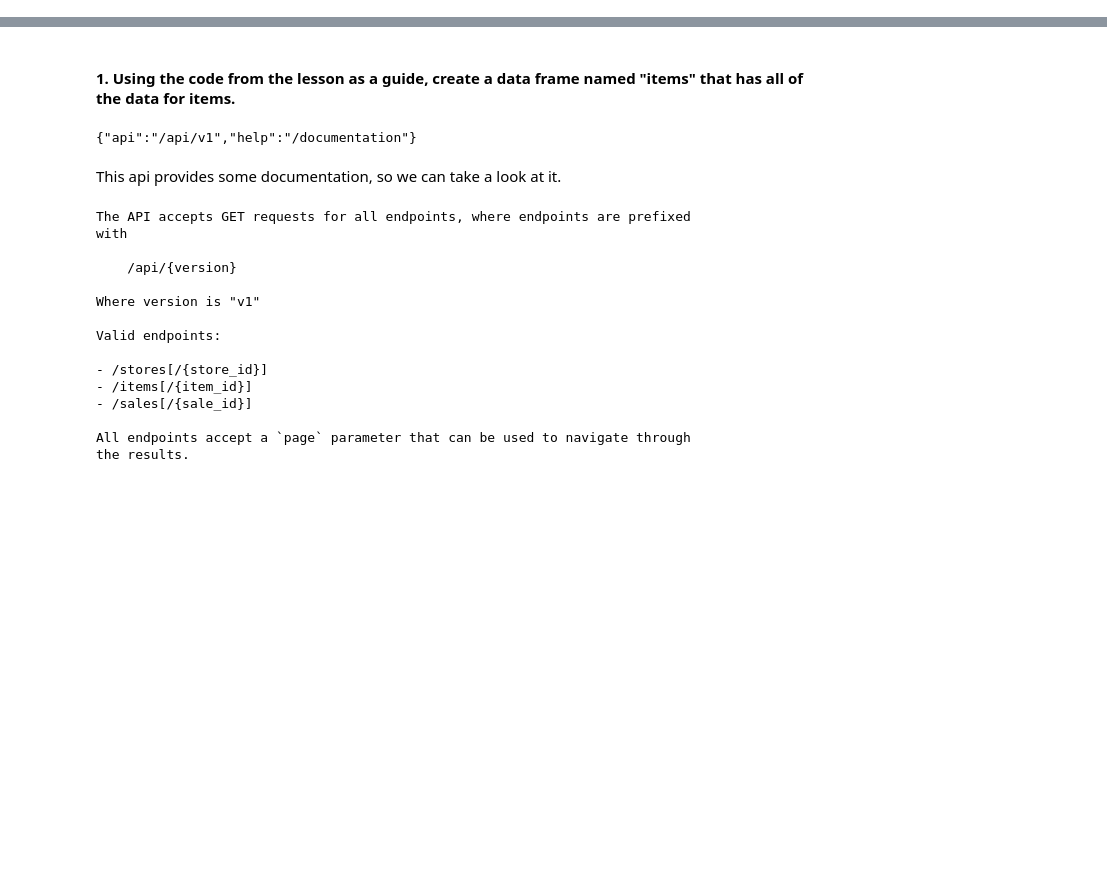
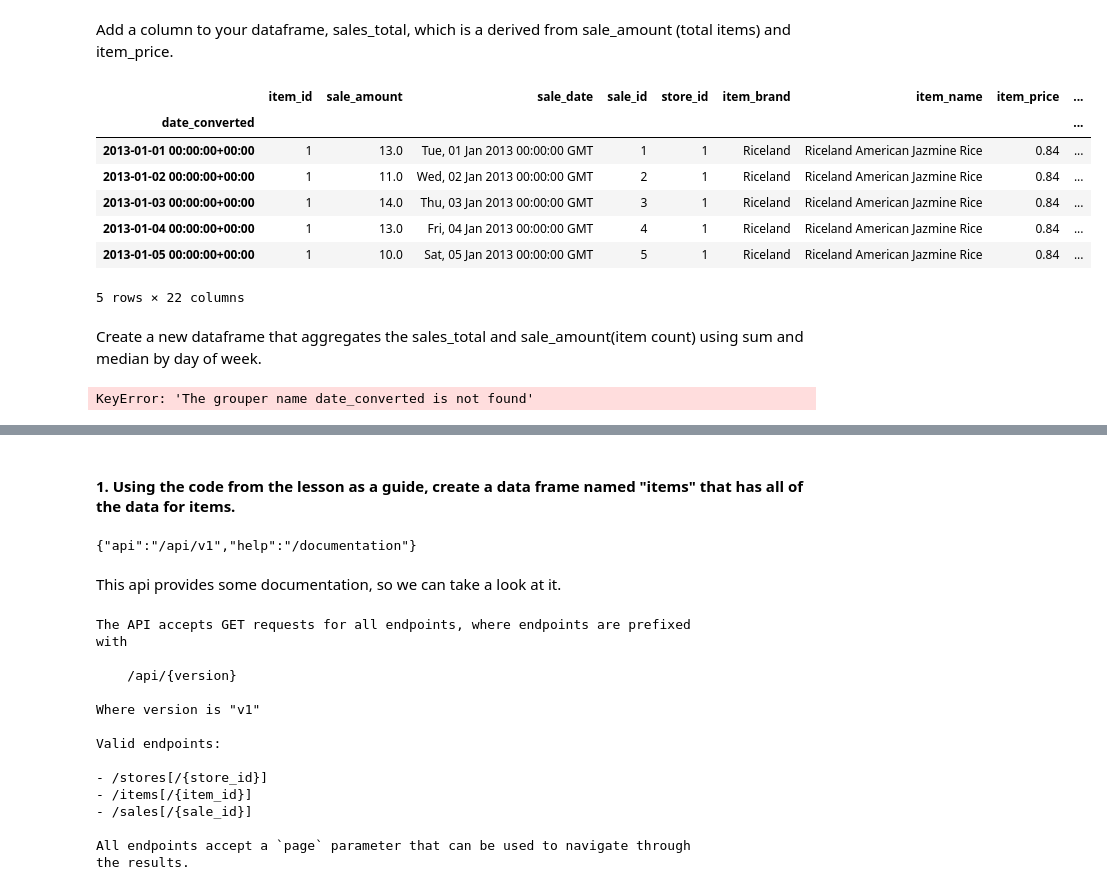
Before and after one commit to HackneyChad/time_series, a Jupyter notebook: acquire.ipynb, the cells around one changed output, grey strips where cells are left out. Drawn from its saved outputs; the diff is of its cells as text; code cells hidden in the pictures; blank space fills up the shorter version.

```diff
--- a/acquire.ipynb
+++ b/acquire.ipynb
@@ -20,0 +133,23 @@ warnings.filterwarnings("ignore")
+# %% [markdown]
+Add a column to your dataframe, sales_total, which is a derived from sale_amount (total items) and item_price.
+# %%
+def sales_tally():
+    test['sales_total'] = test.item_price * test.sale_amount
+    return test
+
+sales_tally()
+# %% [output]
+|  | item_id | sale_amount | sale_date | sale_id | store_id | item_brand | item_name | item_price | ... |
+| date_converted |  |  |  |  |  |  |  |  | ... |
+| 2013-01-01 00:00:00+00:00 | 1 | 13.0 | Tue, 01 Jan 2013 00:00:00 GMT | 1 | 1 | Riceland | Riceland American Jazmine Rice | 0.84 | ... |
+| 2013-01-02 00:00:00+00:00 | 1 | 11.0 | Wed, 02 Jan 2013 00:00:00 GMT | 2 | 1 | Riceland | Riceland American Jazmine Rice | 0.84 | ... |
+| 2013-01-03 00:00:00+00:00 | 1 | 14.0 | Thu, 03 Jan 2013 00:00:00 GMT | 3 | 1 | Riceland | Riceland American Jazmine Rice | 0.84 | ... |
+| 2013-01-04 00:00:00+00:00 | 1 | 13.0 | Fri, 04 Jan 2013 00:00:00 GMT | 4 | 1 | Riceland | Riceland American Jazmine Rice | 0.84 | ... |
+| 2013-01-05 00:00:00+00:00 | 1 | 10.0 | Sat, 05 Jan 2013 00:00:00 GMT | 5 | 1 | Riceland | Riceland American Jazmine Rice | 0.84 | ... |
+5 rows × 22 columns
+# %% [markdown]
+Create a new dataframe that aggregates the sales_total and sale_amount(item count) using sum and median by day of week.
+# %%
+test.resample('D', on='date_converted').mean()
+# %% [output]
+KeyError: 'The grouper name date_converted is not found'
```
Also changed, not shown: parts of 30 cells of this notebook, 2 other files.
